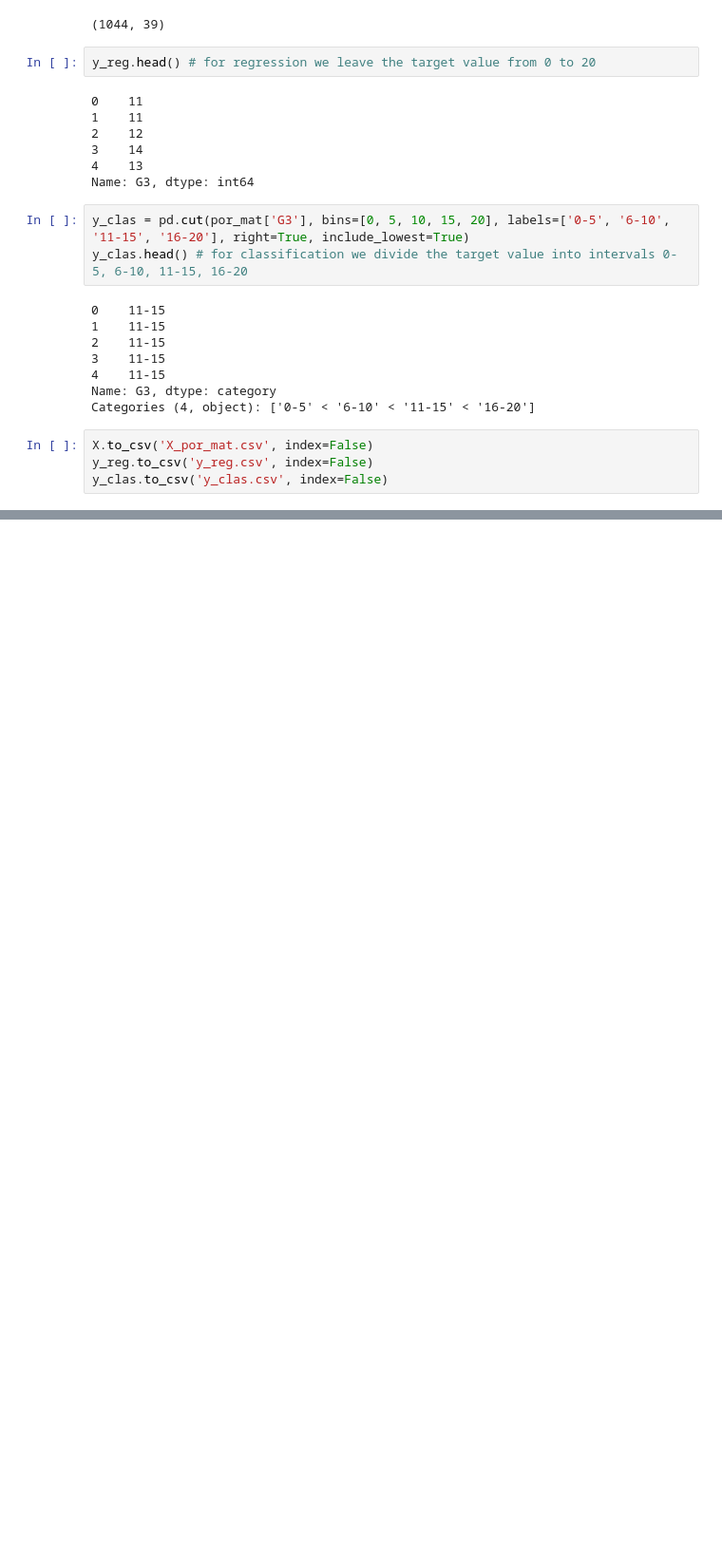
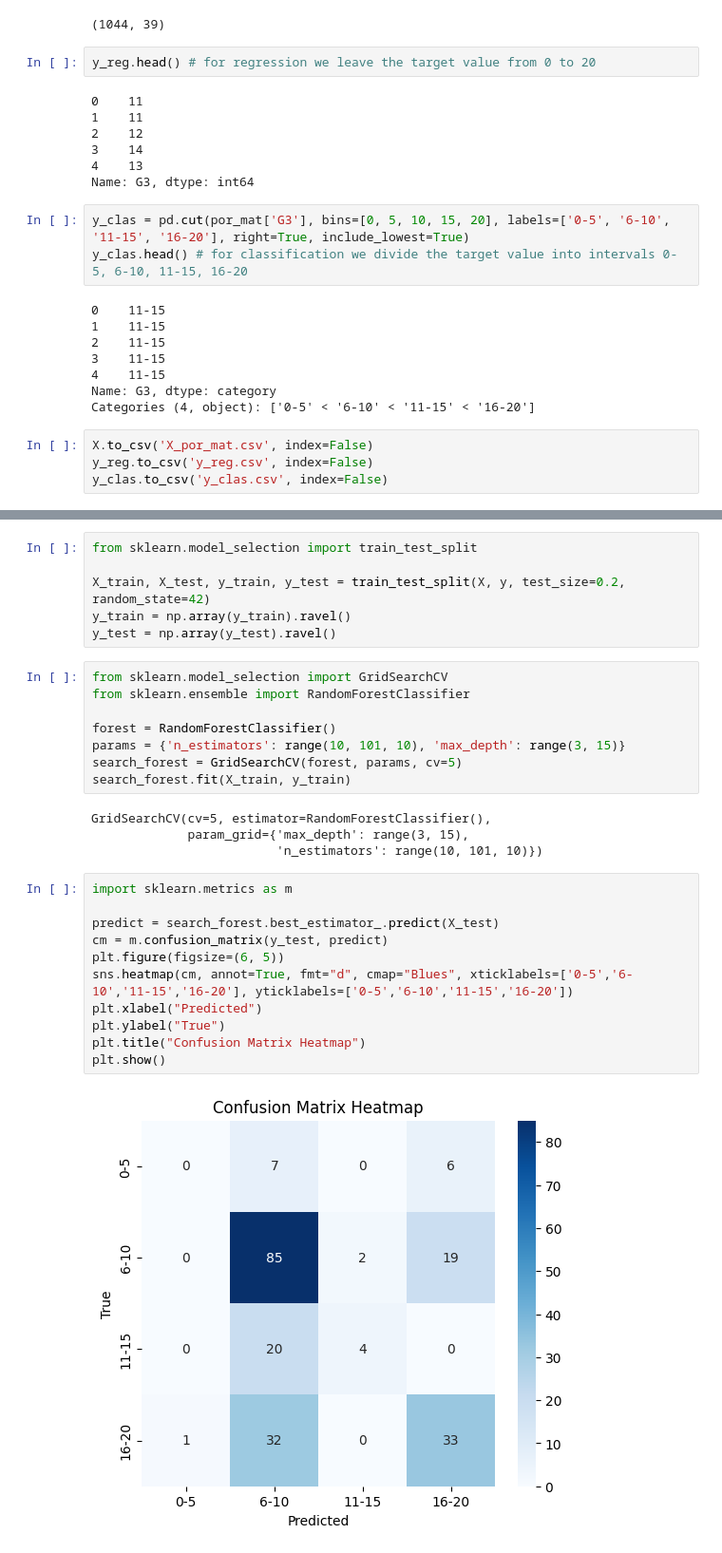
Before and after one commit to Valeria-CO/prediction_grade, a Jupyter notebook: features_analysis.ipynb, the cells around one changed output, grey strips where cells are left out. Shown at 95% size. Cells and saved outputs as stored; diff of their text form; blank space fills up the shorter version.

```diff
--- a/features_analysis.ipynb
+++ b/features_analysis.ipynb
@@ -178,0 +190,31 @@ y_clas.to_csv('y_clas.csv', index=False)
+# %%
+from sklearn.model_selection import train_test_split
+
+X_train, X_test, y_train, y_test = train_test_split(X, y, test_size=0.2, random_state=42)
+y_train = np.array(y_train).ravel()
+y_test = np.array(y_test).ravel()
+# %%
+from sklearn.model_selection import GridSearchCV
+from sklearn.ensemble import RandomForestClassifier
+
+forest = RandomForestClassifier()
+params = {'n_estimators': range(10, 101, 10), 'max_depth': range(3, 15)}
+search_forest = GridSearchCV(forest, params, cv=5)
+search_forest.fit(X_train, y_train)
+# %% [output]
+GridSearchCV(cv=5, estimator=RandomForestClassifier(),
+             param_grid={'max_depth': range(3, 15),
+                         'n_estimators': range(10, 101, 10)})
+# %%
+import sklearn.metrics as m
+
+predict = search_forest.best_estimator_.predict(X_test)
+cm = m.confusion_matrix(y_test, predict)
+plt.figure(figsize=(6, 5))
+sns.heatmap(cm, annot=True, fmt="d", cmap="Blues", xticklabels=['0-5','6-10','11-15','16-20'], yticklabels=['0-5','6-10','11-15','16-20'])
+plt.xlabel("Predicted")
+plt.ylabel("True")
+plt.title("Confusion Matrix Heatmap")
+plt.show()
+# %% [output]
+[figure, added]
```
Also changed, not shown: parts of 4 cells of this notebook.
